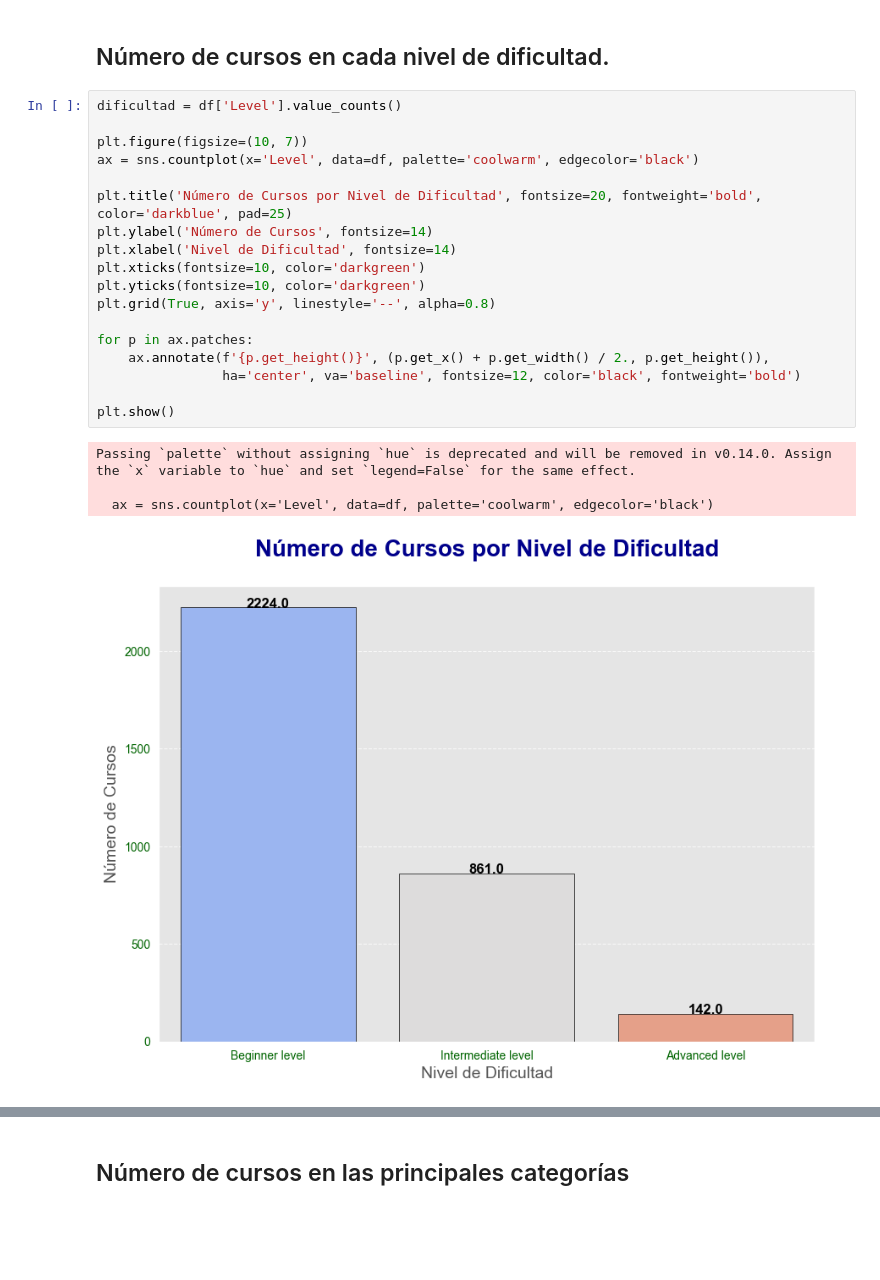
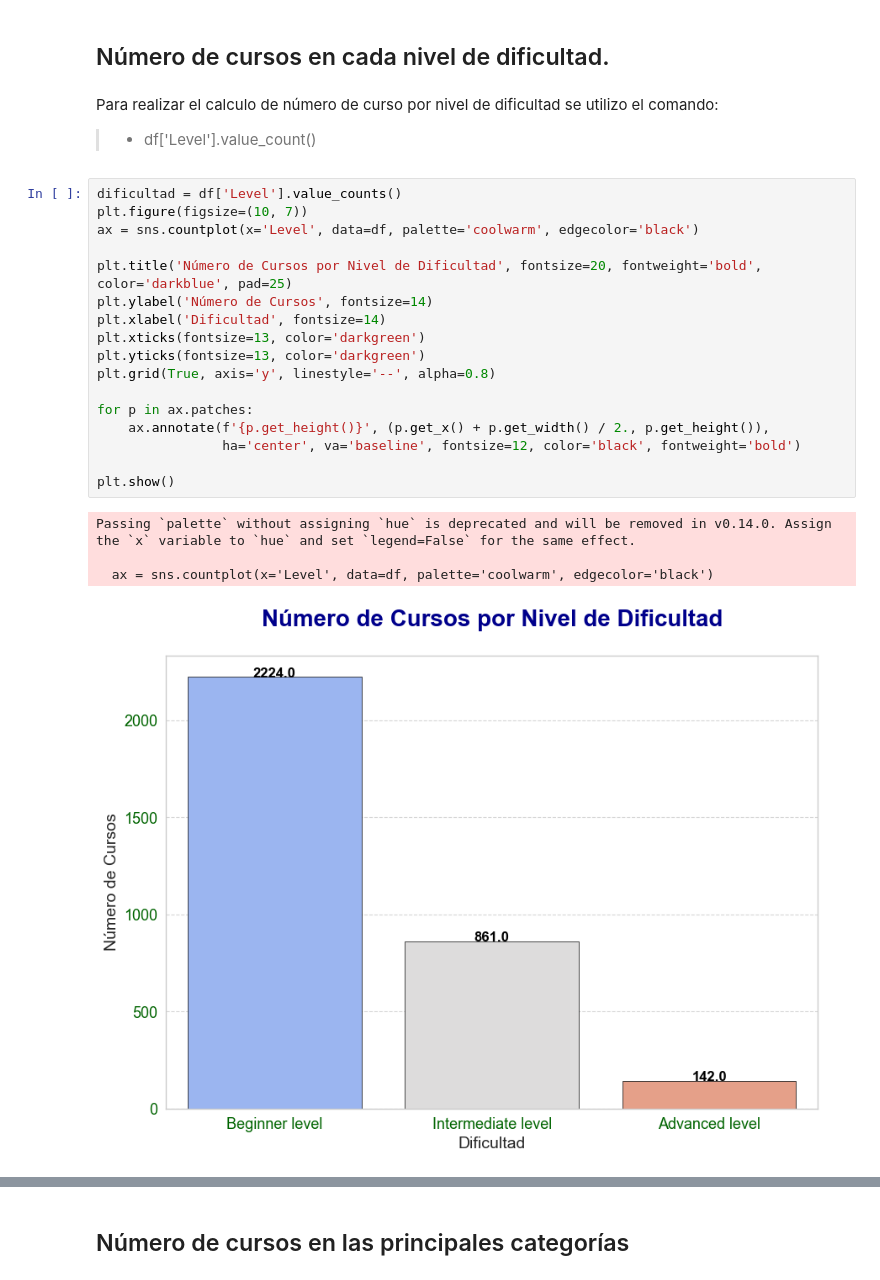
Before and after one commit to LorenaGarcia10SJ/-SS2-Seminario2_201700399, a Jupyter notebook: [SS2]Practica2_201700399/Practica2.ipynb, the cells around one changed output, grey strips where cells are left out. Cells and saved outputs as stored; diff of their text form; blank space fills up the shorter version.

```diff
--- a/[SS2]Practica2_201700399/Practica2.ipynb
+++ b/[SS2]Practica2_201700399/Practica2.ipynb
@@ -556,26 +606,28 @@ for entity in named_entities:
 # Gráficos
 # %% [markdown]
 ## Número de cursos en cada nivel de dificultad.
+# %% [markdown]
+Para realizar el calculo de número de curso por nivel de dificultad se utilizo el comando:
+> - df['Level'].value_count()
 # %%
 dificultad = df['Level'].value_counts()
-
 plt.figure(figsize=(10, 7))
 ax = sns.countplot(x='Level', data=df, palette='coolwarm', edgecolor='black')
 
 plt.title('Número de Cursos por Nivel de Dificultad', fontsize=20, fontweight='bold', color='darkblue', pad=25)
 plt.ylabel('Número de Cursos', fontsize=14)
-plt.xlabel('Nivel de Dificultad', fontsize=14)
-plt.xticks(fontsize=10, color='darkgreen')
-plt.yticks(fontsize=10, color='darkgreen')
+plt.xlabel('Dificultad', fontsize=14)
+plt.xticks(fontsize=13, color='darkgreen')
+plt.yticks(fontsize=13, color='darkgreen')
 plt.grid(True, axis='y', linestyle='--', alpha=0.8)
 
 for p in ax.patches:
     ax.annotate(f'{p.get_height()}', (p.get_x() + p.get_width() / 2., p.get_height()),
                 ha='center', va='baseline', fontsize=12, color='black', fontweight='bold')
 
 plt.show()
 # %% [output]
 Passing `palette` without assigning `hue` is deprecated and will be removed in v0.14.0. Assign the `x` variable to `hue` and set `legend=False` for the same effect.
 
   ax = sns.countplot(x='Level', data=df, palette='coolwarm', edgecolor='black')
-[figure, old version]
+[figure, new version]
```
Also changed, not shown: parts of 22 cells of this notebook.
